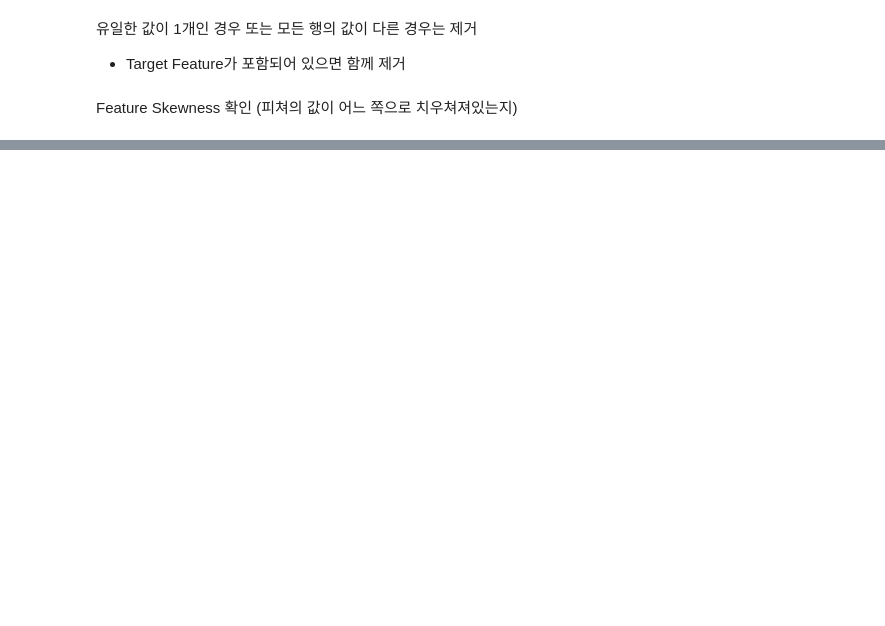
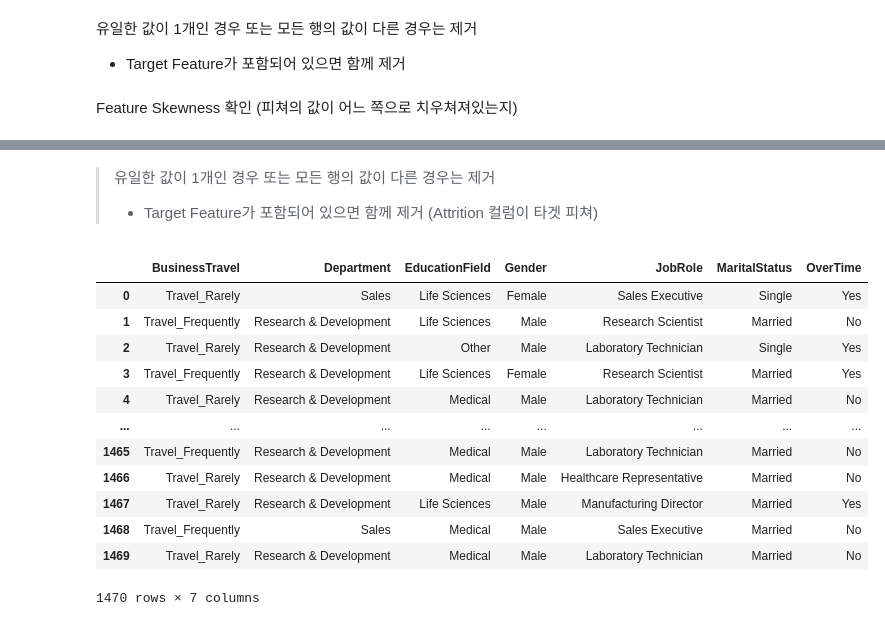
Before and after one commit to yunyun3599/MLStudy, a Jupyter notebook: Data_Anaylsis_And_Machine_Learning/04_analyzing_reason_of_employee_leaving_with_HR_data/analyzing_reason_of_employee_leaving_with_HR_data.ipynb, the cells around one changed output, grey strips where cells are left out. Saved outputs shown, nothing was run; the diff lists cells and outputs as text; code cells hidden in the pictures; blank space fills up the shorter version.

```diff
--- a/Data_Anaylsis_And_Machine_Learning/04_analyzing_reason_of_employee_leaving_with_HR_data/analyzing_reason_of_employee_leaving_with_HR_data.ipynb
+++ b/Data_Anaylsis_And_Machine_Learning/04_analyzing_reason_of_employee_leaving_with_HR_data/analyzing_reason_of_employee_leaving_with_HR_data.ipynb
@@ -350,0 +411,20 @@ for i in range(0, len(col_attrition_num)):
+# %% [markdown]
+> 유일한 값이 1개인 경우 또는 모든 행의 값이 다른 경우는 제거
+> - Target Feature가 포함되어 있으면 함께 제거 (Attrition 컬럼이 타겟 피쳐)
+# %%
+attrition_cat = attrition_cat.drop(['Over18', 'Attrition'], axis=1, errors='ignore')
+attrition_cat
+# %% [output]
+|  | BusinessTravel | Department | EducationField | Gender | JobRole | MaritalStatus | OverTime |
+| 0 | Travel_Rarely | Sales | Life Sciences | Female | Sales Executive | Single | Yes |
+| 1 | Travel_Frequently | Research & Development | Life Sciences | Male | Research Scientist | Married | No |
+| 2 | Travel_Rarely | Research & Development | Other | Male | Laboratory Technician | Single | Yes |
+| 3 | Travel_Frequently | Research & Development | Life Sciences | Female | Research Scientist | Married | Yes |
+| 4 | Travel_Rarely | Research & Development | Medical | Male | Laboratory Technician | Married | No |
+| ... | ... | ... | ... | ... | ... | ... | ... |
+| 1465 | Travel_Frequently | Research & Development | Medical | Male | Laboratory Technician | Married | No |
+| 1466 | Travel_Rarely | Research & Development | Medical | Male | Healthcare Representative | Married | No |
+| 1467 | Travel_Rarely | Research & Development | Life Sciences | Male | Manufacturing Director | Married | Yes |
+| 1468 | Travel_Frequently | Sales | Medical | Male | Sales Executive | Married | No |
+| 1469 | Travel_Rarely | Research & Development | Medical | Male | Laboratory Technician | Married | No |
+1470 rows × 7 columns
```
Also changed, not shown: parts of 38 cells of this notebook.
